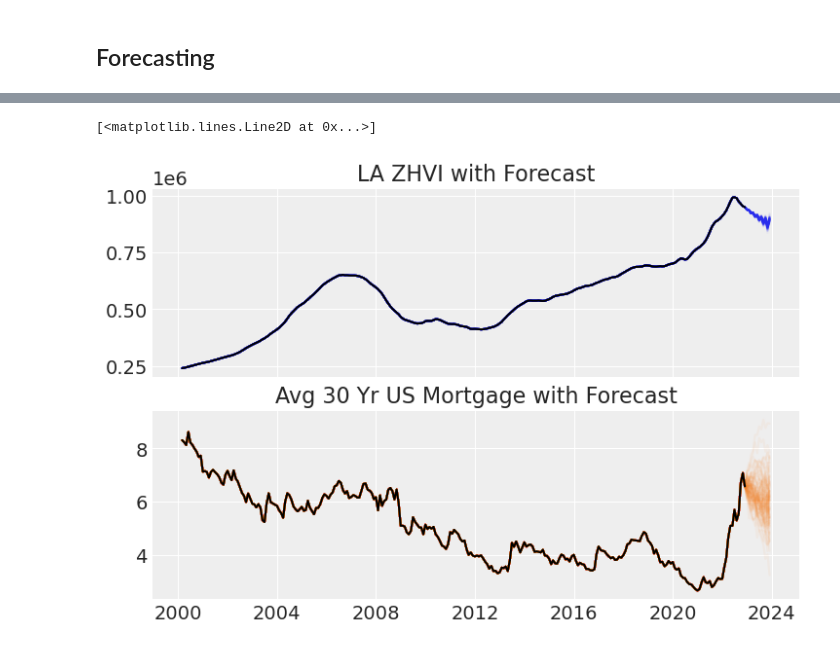
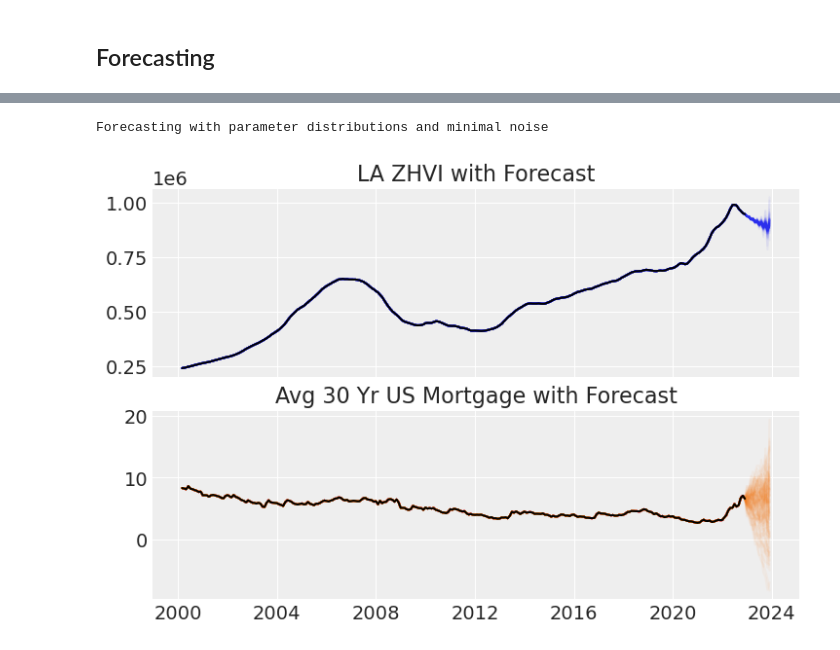
Before and after one commit to jl-haystacks/hackstack-ai-project-3-group1, a Jupyter notebook: Bayesian Vector Autoregression Modeling.ipynb, the cells around one changed output, grey strips where cells are left out. Cells and saved outputs as stored; diff of their text form; code cells hidden in the pictures.

```diff
--- a/Bayesian Vector Autoregression Modeling.ipynb
+++ b/Bayesian Vector Autoregression Modeling.ipynb
@@ -316 +324,14 @@ def integrate(startpoint, differences):
+# %%
+def plot_draws(draws):
+    _, ax = plt.subplots(2, 1, sharex=True)
+    ax[0].set_title("LA ZHVI with Forecast")
+    ax[1].set_title("Avg 30 Yr US Mortgage with Forecast")
+
+    for draw in draws:
+        forecast = integrate(sample_df.iloc[0], draw)
+        ax[0].plot(draw.index, forecast.iloc[:,0], color="C0", alpha=0.05)
+        ax[1].plot(draw.index, forecast.iloc[:, 1], color="C1", alpha=0.05)
+
+    ax[0].plot(data.index, sample_df.iloc[1:,0], color="black")
+    ax[1].plot(data.index, sample_df.iloc[1:,1], color="black")
 # %%
@@ -318,15 +351,7 @@ forecast_draws = BVAR_model.forecast(horizon=12)
 # %%
-_, ax = plt.subplots(2, 1, sharex=True)
-ax[0].set_title("LA ZHVI with Forecast")
-ax[1].set_title("Avg 30 Yr US Mortgage with Forecast")
-
-for draw in forecast_draws:
-    forecast = integrate(sample_df.iloc[0], draw)
-    ax[0].plot(draw.index, forecast.iloc[:,0], color="C0", alpha=0.05)
-    ax[1].plot(draw.index, forecast.iloc[:, 1], color="C1", alpha=0.05)
-
-ax[0].plot(data.index, sample_df.iloc[1:,0], color="black")
-ax[1].plot(data.index, sample_df.iloc[1:,1], color="black")
+forecast_draws_minnoise = BVAR_minnoise.forecast(horizon=12)
+print("Forecasting with parameter distributions and minimal noise")
+plot_draws(forecast_draws_minnoise)
 # %% [output]
-[<matplotlib.lines.Line2D at 0x...>]
+Forecasting with parameter distributions and minimal noise
-[figure, old version]
+[figure, new version]
```
Also changed, not shown: parts of 13 cells of this notebook.
